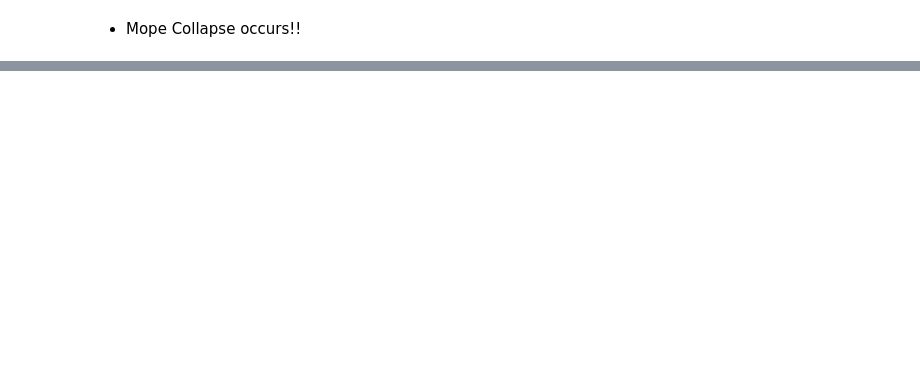
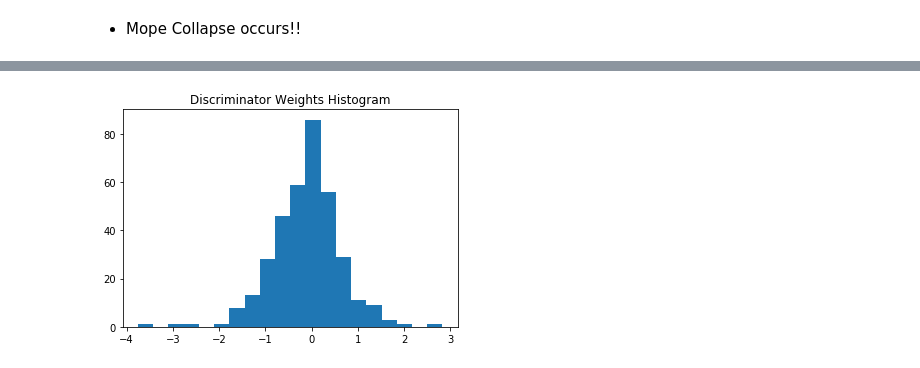
Before and after one commit to riven314/WGAN-GP, a Jupyter notebook: GAN_MixGaussian_Tensorflow_github.ipynb, the cells around one changed output, grey strips where cells are left out. Drawn from its saved outputs; the diff is of its cells as text; code cells hidden in the pictures; blank space fills up the shorter version.

```diff
--- a/GAN_MixGaussian_Tensorflow_github.ipynb
+++ b/GAN_MixGaussian_Tensorflow_github.ipynb
@@ -192,0 +213,5 @@ plt.tight_layout();
+# %%
+plt.hist(theta_G_arr, bins = 20)
+plt.title('Discriminator Weights Histogram');
+# %% [output]
+[figure, added]
```
Also changed, not shown: parts of 9 cells of this notebook.
